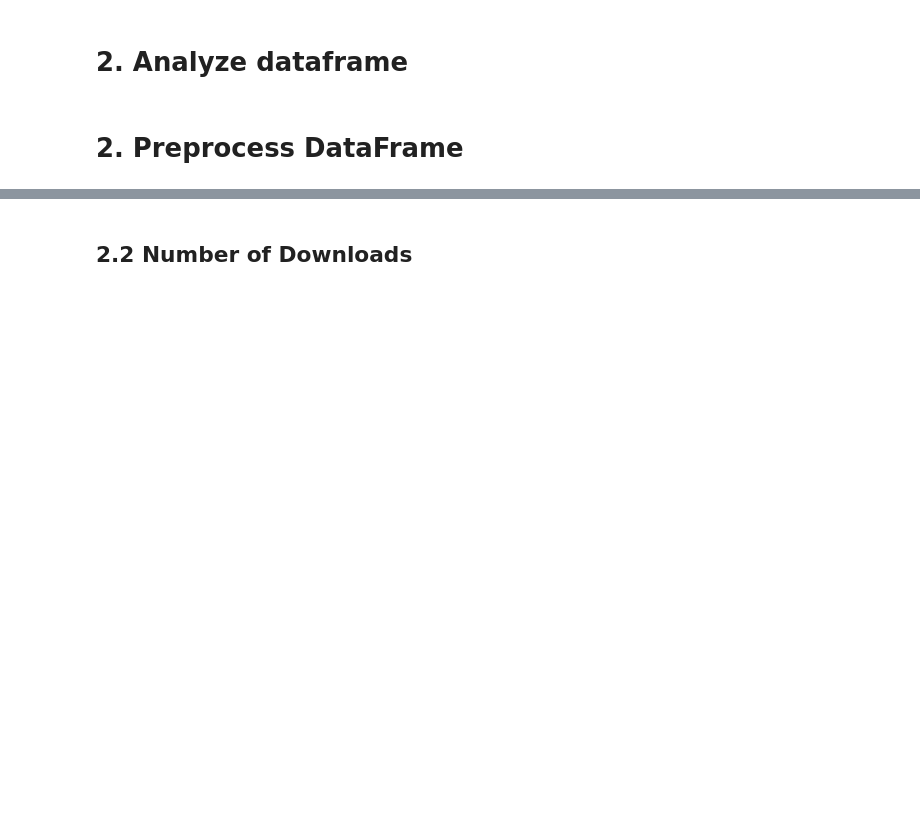
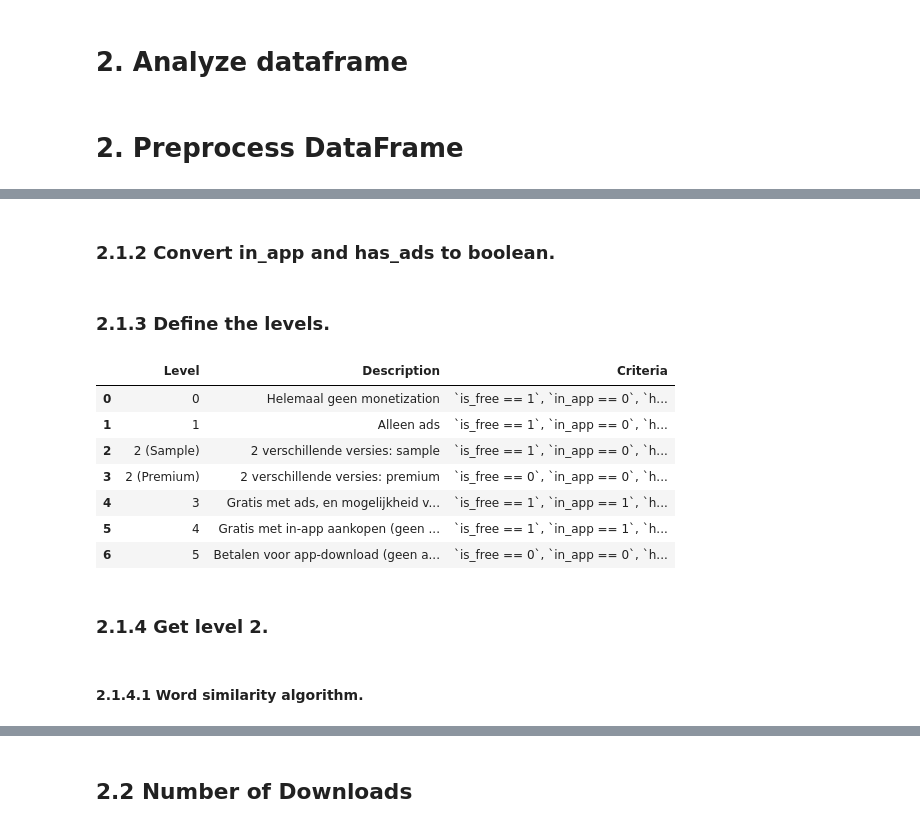
Before and after one commit to kevinmout/SBM, a Jupyter notebook: EDA.ipynb, the cells around one changed output, grey strips where cells are left out. Drawn from its saved outputs; the diff is of its cells as text; code cells hidden in the pictures; blank space fills up the shorter version.

```diff
--- a/EDA.ipynb
+++ b/EDA.ipynb
@@ -242,0 +79,2 @@ print(f"Level 5: {len(df_level5)}")
+# %% [markdown]
+### 2.1.2 Convert in_app and has_ads to boolean.
@@ -242,0 +87,37 @@ print(f"Level 5: {len(df_level5)}")
+# %% [markdown]
+### 2.1.3 Define the levels.
+# %%
+# Create a DataFrame to represent the levels and their criteria
+data = {
+    "Level": ["0", "1", "2 (Sample)", "2 (Premium)", "3", "4", "5"],
+    "Description": [
+        "Helemaal geen monetization",
+        "Alleen ads",
+        "2 verschillende versies: sample",
+        "2 verschillende versies: premium",
+        "Gratis met ads, en mogelijkheid voor extra features",
+        "Gratis met in-app aankopen (geen ads)",
+        "Betalen voor app-download (geen ads/in-app aankopen)"
+    ],
+    "Criteria": [
+        "`is_free == 1`, `in_app == 0`, `has_ads == 0`",
+        "`is_free == 1`, `in_app == 0`, `has_ads == 1`",
+        "`is_free == 1`, `in_app == 0`, `has_ads ∈ [0, 1]`",
+        "`is_free == 0`, `in_app == 0`, `has_ads == 0`",
+        "`is_free == 1`, `in_app == 1`, `has_ads == 1`",
+        "`is_free == 1`, `in_app == 1`, `has_ads == 0`",
+        "`is_free == 0`, `in_app == 0`, `has_ads == 0`"
+    ]
+}
+
+df_levels = pd.DataFrame(data)
+df_levels
+# %% [output]
+|  | Level | Description | Criteria |
+| 0 | 0 | Helemaal geen monetization | `is_free == 1`, `in_app == 0`, `h... |
+| 1 | 1 | Alleen ads | `is_free == 1`, `in_app == 0`, `h... |
+| 2 | 2 (Sample) | 2 verschillende versies: sample | `is_free == 1`, `in_app == 0`, `h... |
+| 3 | 2 (Premium) | 2 verschillende versies: premium | `is_free == 0`, `in_app == 0`, `h... |
+| 4 | 3 | Gratis met ads, en mogelijkheid v... | `is_free == 1`, `in_app == 1`, `h... |
+| 5 | 4 | Gratis met in-app aankopen (geen ... | `is_free == 1`, `in_app == 1`, `h... |
+| 6 | 5 | Betalen voor app-download (geen a... | `is_free == 0`, `in_app == 0`, `h... |
@@ -242,0 +167,2 @@ print(f"Level 5: {len(df_level5)}")
+# %% [markdown]
+### 2.1.4 Get level 2.
@@ -242,0 +187,2 @@ print(f"Level 5: {len(df_level5)}")
+# %% [markdown]
+#### 2.1.4.1 Word similarity algorithm.
```
Also changed, not shown: parts of 47 cells of this notebook.
